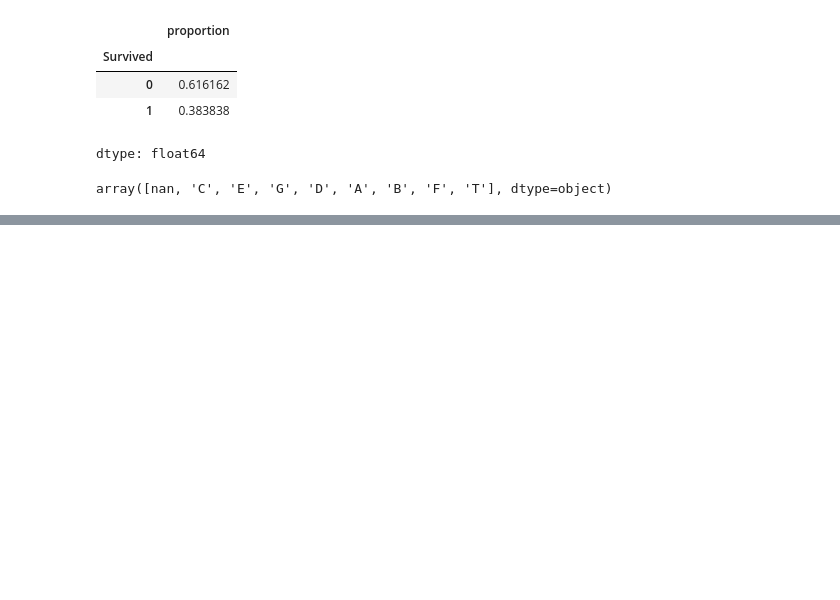
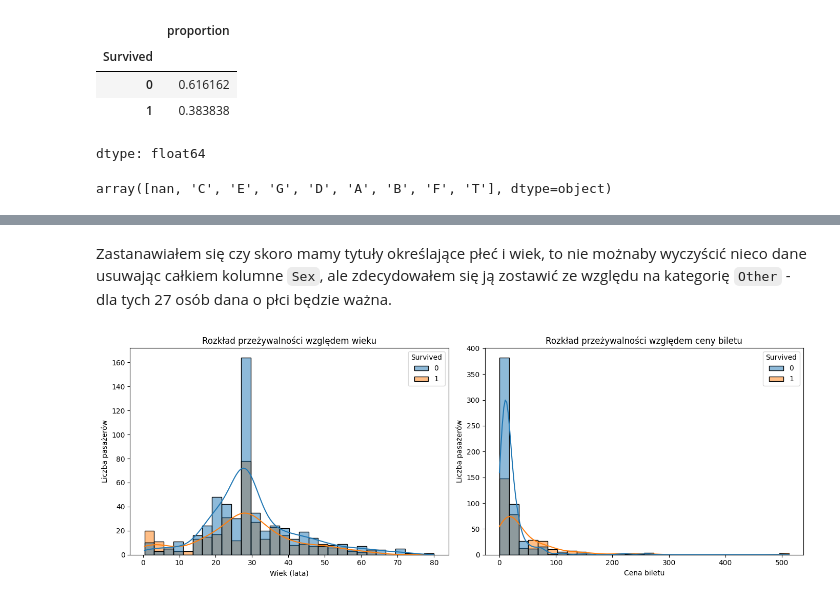
Before and after one commit to Solvro/ml-wakacyjne-wyzwanie-2026, a Jupyter notebook: 01_przetwarzanie_wizualizacja_danych/EDA_zadanie.ipynb, the cells around one changed output, grey strips where cells are left out. Cells and saved outputs as stored; diff of their text form; code cells hidden in the pictures; blank space fills up the shorter version.

```diff
--- a/01_przetwarzanie_wizualizacja_danych/EDA_zadanie.ipynb
+++ b/01_przetwarzanie_wizualizacja_danych/EDA_zadanie.ipynb
@@ -81,0 +350,10 @@ array([nan, 'C', 'E', 'G', 'D', 'A', 'B', 'F', 'T'], dtype=object)
+# %%
+rare_titles = ['Don', 'Rev', 'Dr', 'Mme', 'Ms', 'Major', 'Lady', 'Sir', 'Mlle', 'Col', 'Capt', 'Countess', 'Jonkheer']
+# zamieniam na string i spowrotem na category bo inaczej wyświetla się FutureWarning
+titanic_df['Title'] = titanic_df['Title'].astype(str)
+
+titanic_df['Title'] = titanic_df['Title'].replace(rare_titles, 'Other')
+
+titanic_df['Title'] = titanic_df['Title'].astype('category')
+
+titanic_df['Title'].value_counts()
@@ -81,0 +369,21 @@ array([nan, 'C', 'E', 'G', 'D', 'A', 'B', 'F', 'T'], dtype=object)
+# %% [markdown]
+Zastanawiałem się czy skoro mamy tytuły określające płeć i wiek, to nie możnaby wyczyścić nieco dane usuwając całkiem kolumne `Sex`, ale zdecydowałem się ją zostawić ze względu na kategorię `Other` - dla tych 27 osób dana o płci będzie ważna.
+# %%
+fig, axes = plt.subplots(1, 2, figsize=(14, 5))
+
+# histogram dla wieku
+sns.histplot(data=titanic_df, x='Age', hue='Survived', ax=axes[0], kde=True, bins=30)
+axes[0].set_title('Rozkład przeżywalności względem wieku')
+axes[0].set_xlabel('Wiek (lata)')
+axes[0].set_ylabel('Liczba pasażerów')
+
+# histogram dla ceny biletu
+sns.histplot(data=titanic_df, x='Fare', hue='Survived', ax=axes[1], kde=True, bins=30)
+axes[1].set_title('Rozkład przeżywalności względem ceny biletu')
+axes[1].set_xlabel('Cena biletu')
+axes[1].set_ylabel('Liczba pasażerów')
+
+plt.tight_layout()
+plt.show()
+# %% [output]
+[figure, added]
```
Also changed, not shown: parts of 41 cells of this notebook.
